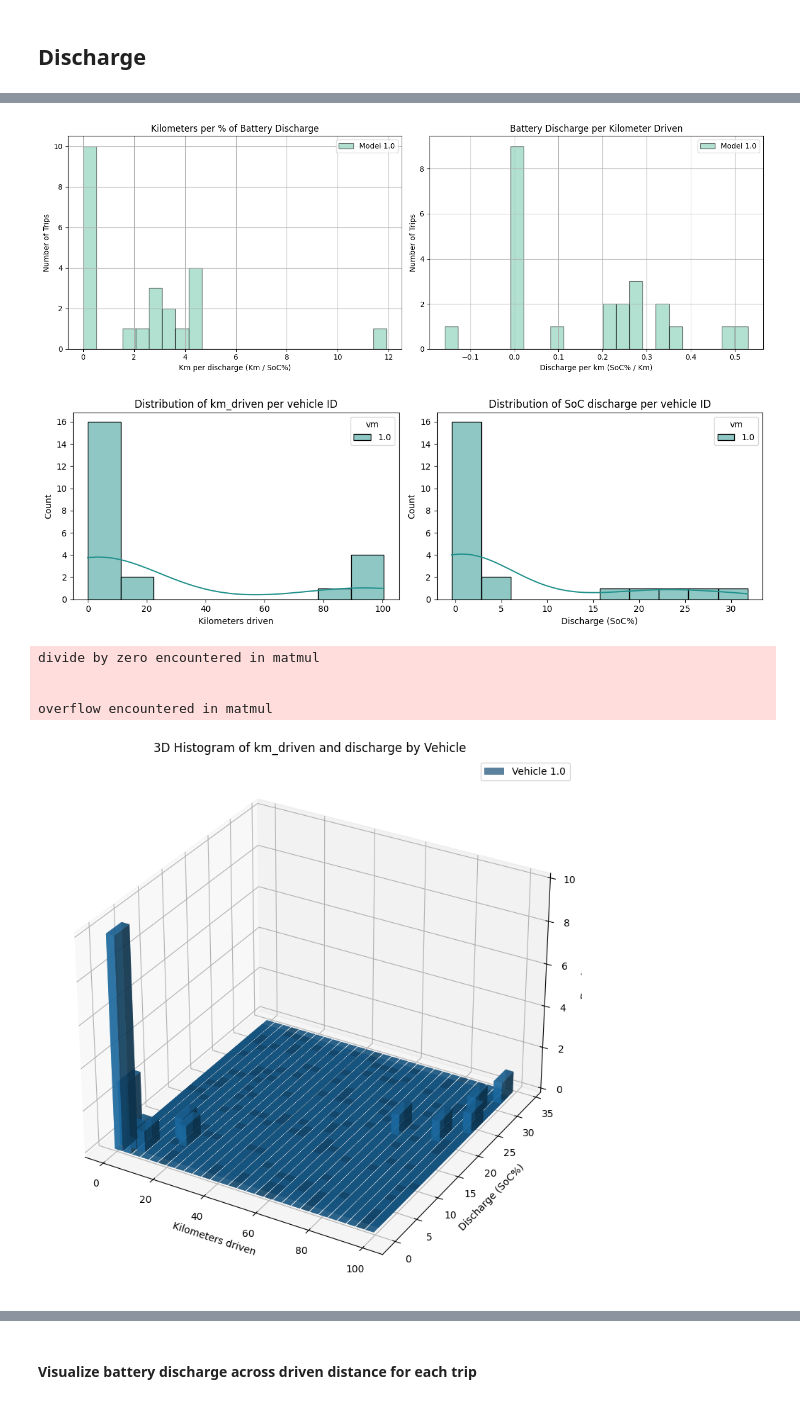
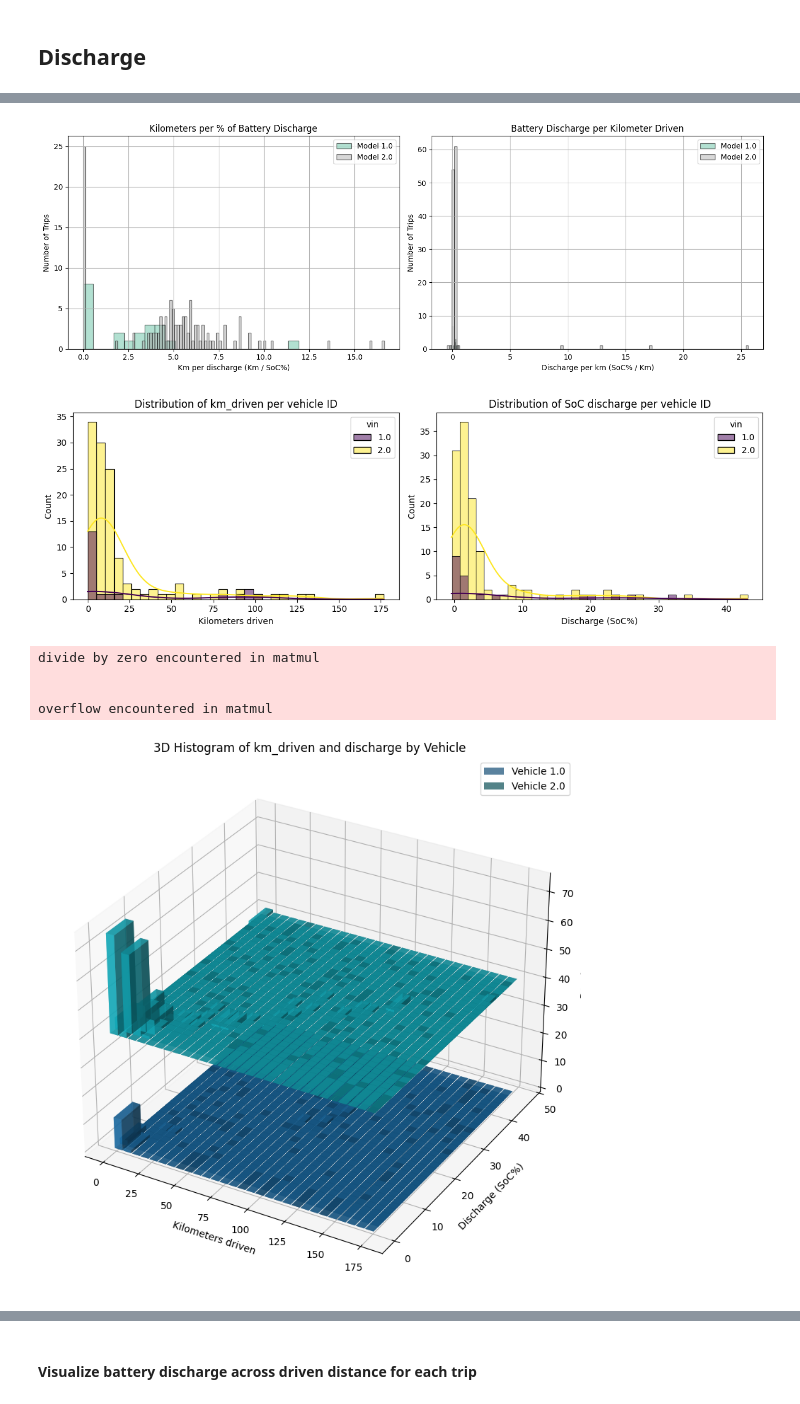
Before and after one commit to Gabriele-Raffaele/KoVAE, a Jupyter notebook: preprocess/data_preprocessing.ipynb, the cells around one changed output, grey strips where cells are left out. Cells and saved outputs as stored; diff of their text form; code cells hidden in the pictures.

```diff
--- a/preprocess/data_preprocessing.ipynb
+++ b/preprocess/data_preprocessing.ipynb
@@ -247,0 +324,4 @@ memory usage: 2.4 KB
+# %%
+useless_rows_charge = data[(data['event'] == 'charge') & (data['soc'] == data['end_soc'])& (data['timestamp'] == data['end_time'])]
+print(f"Number of useless rows: {useless_rows_charge.shape[0]}")
+useless_rows_charge.head(len(useless_rows_charge))
@@ -247,0 +331,3 @@ memory usage: 2.4 KB
+# %%
+data = data.drop(useless_rows_trip.index)
+data = data.drop(useless_rows_charge.index)
@@ -301,14 +507,14 @@ trip_data['discharge_per_km'] = trip_data.apply(
 )
 
 # Setup
-models = trip_data['vm'].dropna().unique()
+models = trip_data['vin'].dropna().unique()
 colors = plt.get_cmap('Set2', len(models))
 
 fig, axes = plt.subplots(1, 2, figsize=(14, 5))
 
 
 for i, model in enumerate(models):
-    subset = trip_data[trip_data['vm'] == model]
+    subset = trip_data[trip_data['vin'] == model]
     axes[0].hist(
         subset['km_per_perc_of_battery'],
         bins=len(subset),
@@ -325,7 +531,7 @@ axes[0].grid(True)
 axes[0].legend()
 
 for i, model in enumerate(models):
-    subset = trip_data[trip_data['vm'] == model]
+    subset = trip_data[trip_data['vin'] == model]
     axes[1].hist(
         subset['discharge_per_km'],
         bins=len(subset),
@@ -344,27 +550,27 @@ axes[1].legend()
 plt.tight_layout()
 plt.show()
 # %% [output]
-[figure, old version]
+[figure, new version]
 # %%
 fig, axes = plt.subplots(1, 2, figsize=(12, 4))
 
-sns.histplot(data=trip_data, x='km_driven', kde=True, hue='vm', palette='viridis', ax=axes[0])
+sns.histplot(data=trip_data, x='km_driven', kde=True, hue='vin', palette='viridis', ax=axes[0])
 axes[0].set_title('Distribution of km_driven per vehicle ID')
 axes[0].set_xlabel('Kilometers driven')
 
-sns.histplot(data=trip_data, x='discharge', kde=True, hue='vm', palette='viridis', ax=axes[1])
+sns.histplot(data=trip_data, x='discharge', kde=True, hue='vin', palette='viridis', ax=axes[1])
 axes[1].set_title('Distribution of SoC discharge per vehicle ID')
 axes[1].set_xlabel('Discharge (SoC%)')
 
 plt.tight_layout()
 plt.show()
 # %% [output]
-[figure, old version]
+[figure, new version]
 # %%
 import numpy as np
 import plotly.graph_objects as go
 
-vehicles = trip_data['vm'].unique()
+vehicles = trip_data['vin'].unique()
 colors = ['Blues', 'Reds', 'Greens', 'Purples', 'Oranges', 'Viridis']
 
 fig = go.Figure()
@@ -377,8 +583,8 @@ xcenters = 0.5 * (xedges[:-1] + xedges[1:])
 ycenters = 0.5 * (yedges[:-1] + yedges[1:])
 X, Y = np.meshgrid(xcenters, ycenters, indexing="ij")
 
-for i, vm in enumerate(vehicles):
-    subset = trip_data[trip_data['vm'] == vm]
+for i, vin in enumerate(vehicles):
+    subset = trip_data[trip_data['vin'] == vin]
     hist, _, _ = np.histogram2d(
         subset['km_driven'], subset['discharge'],
         bins=[xedges, yedges],
@@ -392,10 +598,10 @@ for i, vm in enumerate(vehicles):
         z=hist,
         colorscale=colors[i % len(colors)],
         showscale=False,
-        name=f'Vehicle {vm}',
+        name=f'Vehicle {vin}',
         opacity=0.8,
         hoverinfo="skip",
-        legendgroup=f'{vm}',  # raggruppa
+        legendgroup=f'{vin}',  # raggruppa
         showlegend=True
     ))
 
@@ -417,7 +623,7 @@ fig.show()
 from matplotlib import pyplot
 
 
-vehicles = trip_data['vm'].unique()
+vehicles = trip_data['vin'].unique()
 colors = pyplot.get_cmap('tab10', len(vehicles))
 
 fig = plt.figure(figsize=(12, 8))
@@ -430,35 +636,35 @@ xedges = np.linspace(x.min(), x.max(), 30)
 yedges = np.linspace(y.min(), y.max(), 30)
 
 dx = dy = (xedges[1] - xedges[0]) * 0.9
 
-for i, vm in enumerate(vehicles):
-    subset = trip_data[trip_data['vm'] == vm]
+for i, vin in enumerate(vehicles):
+    subset = trip_data[trip_data['vin'] == vin]
     hist, xedges_sub, yedges_sub = np.histogram2d(subset['km_driven'], subset['discharge'], bins=[xedges, yedges], density=False)
 
     xpos, ypos = np.meshgrid(xedges[:-1], yedges[:-1], indexing="ij")
     xpos = xpos.ravel()
     ypos = ypos.ravel()
     zpos = np.zeros_like(xpos)
     dz = hist.ravel()
 
 
     z_offset = i * dz.max() * 1.2
     zpos = zpos + z_offset
 
-    ax.bar3d(xpos, ypos, zpos, dx, dy, dz, color=colors(i), alpha=0.7, label=f'Vehicle {vm}', shade=True)
+    ax.bar3d(xpos, ypos, zpos, dx, dy, dz, color=colors(i), alpha=0.7, label=f'Vehicle {vin}', shade=True)
 
 ax.set_xlabel('Kilometers driven')
 ax.set_ylabel('Discharge (SoC%)')
 ax.set_zlabel('Density')
 ax.set_title('3D Histogram of km_driven and discharge by Vehicle')
 ax.legend()
 
 plt.tight_layout()
 plt.show()
 # %% [output]
 divide by zero encountered in matmul
 
 
 overflow encountered in matmul
-[figure, old version]
+[figure, new version]
 # %%
```
Also changed, not shown: parts of 60 cells of this notebook, 56 other files.
